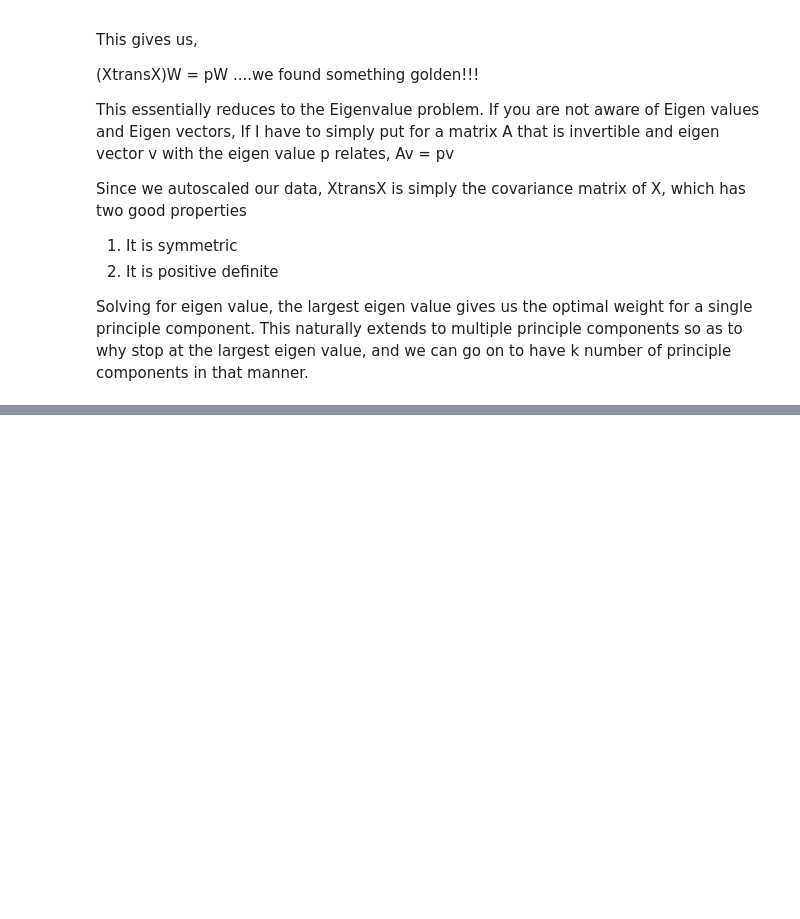
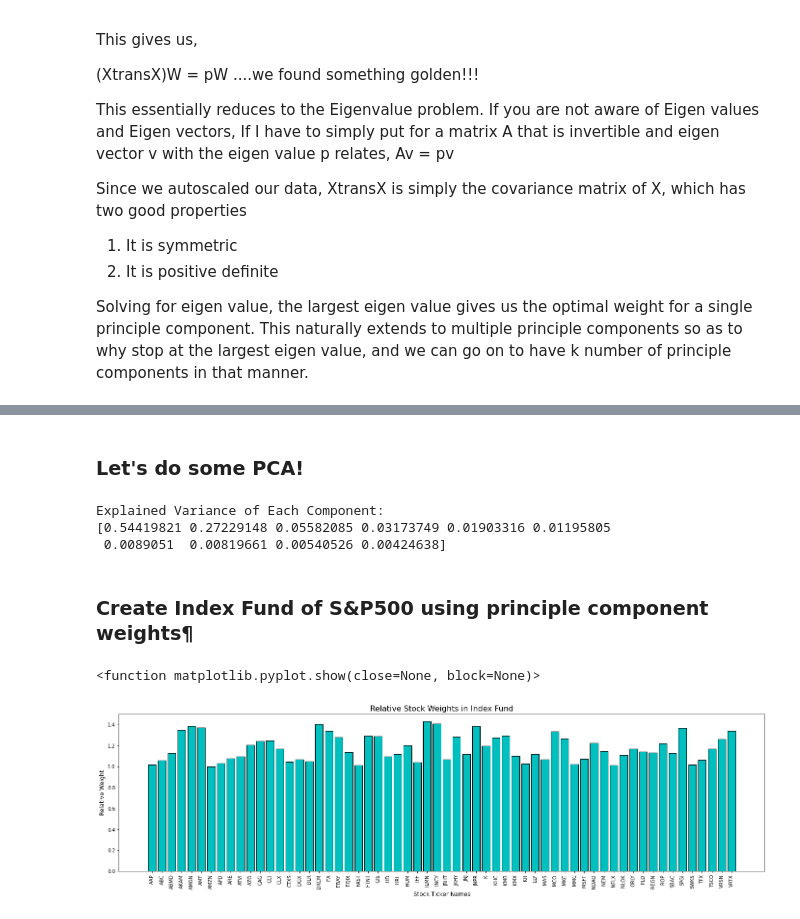
Before and after one commit to frozenscrypt/deepdive-stuff, a Jupyter notebook: PCA Getting into details.ipynb, the cells around one changed output, grey strips where cells are left out. Saved outputs shown, nothing was run; the diff lists cells and outputs as text; code cells hidden in the pictures; blank space fills up the shorter version.

```diff
--- a/PCA Getting into details.ipynb
+++ b/PCA Getting into details.ipynb
@@ -71,0 +157,54 @@ Solving for eigen value, the largest eigen value gives us the optimal weight for
+# %% [markdown]
+### Let's do some PCA!
+# %%
+# import PCA function from sklearn
+from sklearn.decomposition import PCA
+from sklearn import preprocessing
+
+# convert dataframe to numpy array
+X = df_close.to_numpy()
+# substract mean from each column and divide by its standard deviation
+# NOTE: this is a good thing whenever doing PCA. Transforms 0 from an absence of signal to the average of a signal
+X = preprocessing.StandardScaler().fit_transform(X)
+
+# intitialize pca with 2 components
+pca = PCA(n_components=10)
+# perform pca on S&P 500 close prices over the year 2020
+X_pca = pca.fit_transform(X)
+
+# print explained variance
+print("Explained Variance of Each Component:")
+print(pca.explained_variance_ratio_)
+# %% [output]
+Explained Variance of Each Component:
+[0.54419821 0.27229148 0.05582085 0.03173749 0.01903316 0.01195805
+ 0.0089051  0.00819661 0.00540526 0.00424638]
+# %% [markdown]
+### Create Index Fund of S&P500 using principle component weights¶
+# %%
+# get sum of weights for first 3 principle components
+stock_weights_pca = pca.components_[0,:] + pca.components_[1,:] + pca.components_[2,:]
+# define number of stocks to include in index fund
+top_n = 61
+
+# get boolean array of top n elements
+bool_top_stocks = abs(stock_weights_pca) > np.sort(abs(stock_weights_pca))[len(stock_weights_pca)-top_n]
+
+# create data structures with weights and ticker names that define index fund
+index_fund_weights = (stock_weights_pca[bool_top_stocks])
+index_fund_tickers = df_close.columns[bool_top_stocks]
+# %%
+import matplotlib.pyplot as plt
+
+# create figure
+plt.figure(num=None, figsize=(24, 6))
+
+plt.bar(np.arange(len(index_fund_weights)), index_fund_weights/np.max((index_fund_weights)), color = 'c', edgecolor = 'k')
+plt.title("Relative Stock Weights in Index Fund", fontsize=16)
+plt.xticks(np.arange(len(index_fund_weights)), index_fund_tickers, rotation=90)
+plt.xlabel('Stock Ticker Names', fontsize=12)
+plt.ylabel('Relative Weight', fontsize=12)
+plt.show
+# %% [output]
+<function matplotlib.pyplot.show(close=None, block=None)>
+[figure, added]
```
Also changed, not shown: parts of 11 cells of this notebook.
